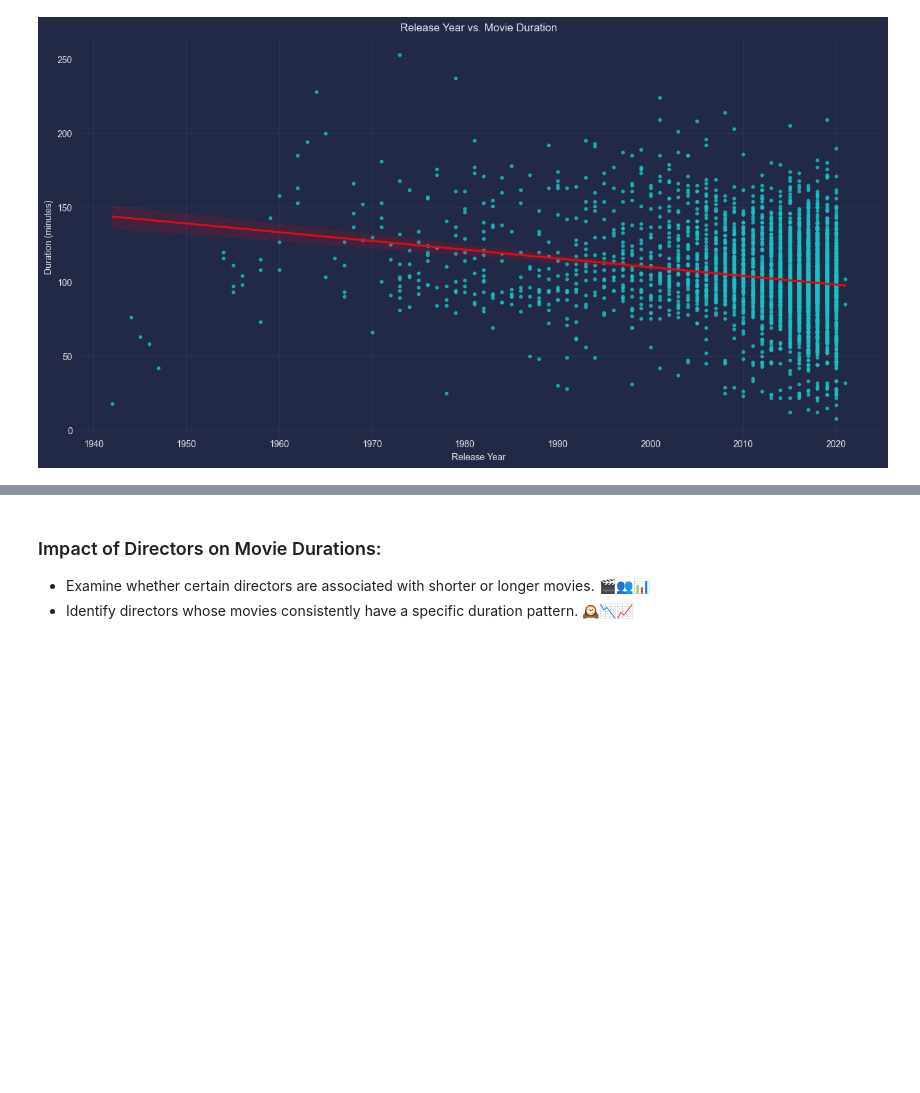
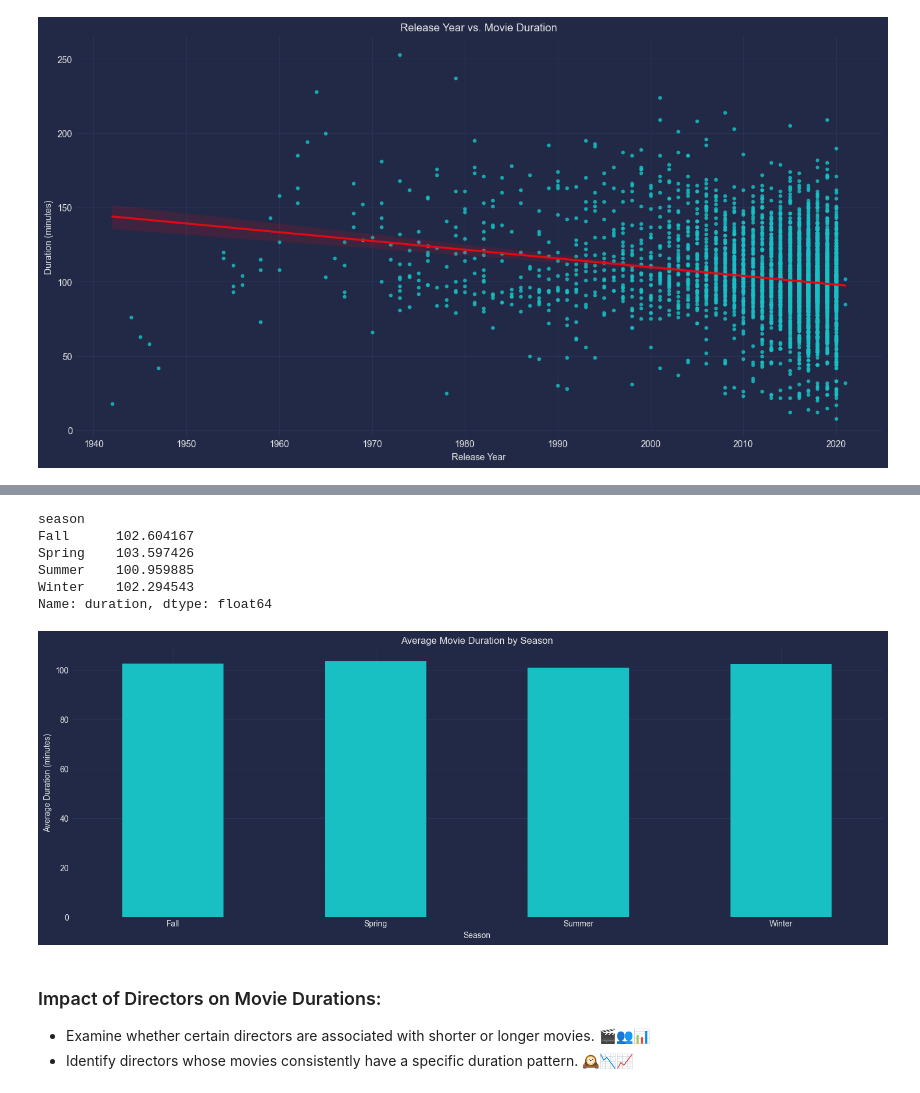
Before and after one commit to MahmoudNamNam/Data-Analysis-Projects, a Jupyter notebook: Investigating Netflix Movies/Investigating Netflix Movies..ipynb, the cells around one changed output, grey strips where cells are left out. Cells and saved outputs as stored; diff of their text form; code cells hidden in the pictures; blank space fills up the shorter version.

```diff
--- a/Investigating Netflix Movies/Investigating Netflix Movies..ipynb
+++ b/Investigating Netflix Movies/Investigating Netflix Movies..ipynb
@@ -184,3 +229,39 @@ plt.show()
+# %%
+
+# Convert 'date_added' column to datetime
+netflix_df['date_added'] = pd.to_datetime(netflix_df['date_added'])
+
+# Extract the month from the 'date_added' column to determine the season
+netflix_df['season'] = netflix_df['date_added'].dt.month % 12 // 3 + 1
+
+# Map season numbers to season names
+season_mapping = {1: 'Winter', 2: 'Spring', 3: 'Summer', 4: 'Fall'}
+netflix_df['season'] = netflix_df['season'].map(season_mapping)
+
+# Filter out TV shows and other non-movie types if necessary
+movies_df = netflix_df[netflix_df['type'] == 'Movie']
+
+# Calculate average duration per season
+avg_duration_by_season = movies_df.groupby('season')['duration'].mean()
+avg_duration_by_season
+# %% [output]
+season
+Fall      102.604167
+Spring    103.597426
+Summer    100.959885
+Winter    102.294543
+Name: duration, dtype: float64
+# %%
+# Plotting
+plt.figure(figsize=(18, 6))
+avg_duration_by_season.plot(kind='bar')
+plt.title('Average Movie Duration by Season')
+plt.xlabel('Season')
+plt.ylabel('Average Duration (minutes)')
+plt.xticks(rotation=0)
+plt.show()
+# %% [output]
+[figure, added]
 # %% [markdown]
 ### Impact of Directors on Movie Durations:
 
```
Also changed, not shown: parts of 8 cells of this notebook.
